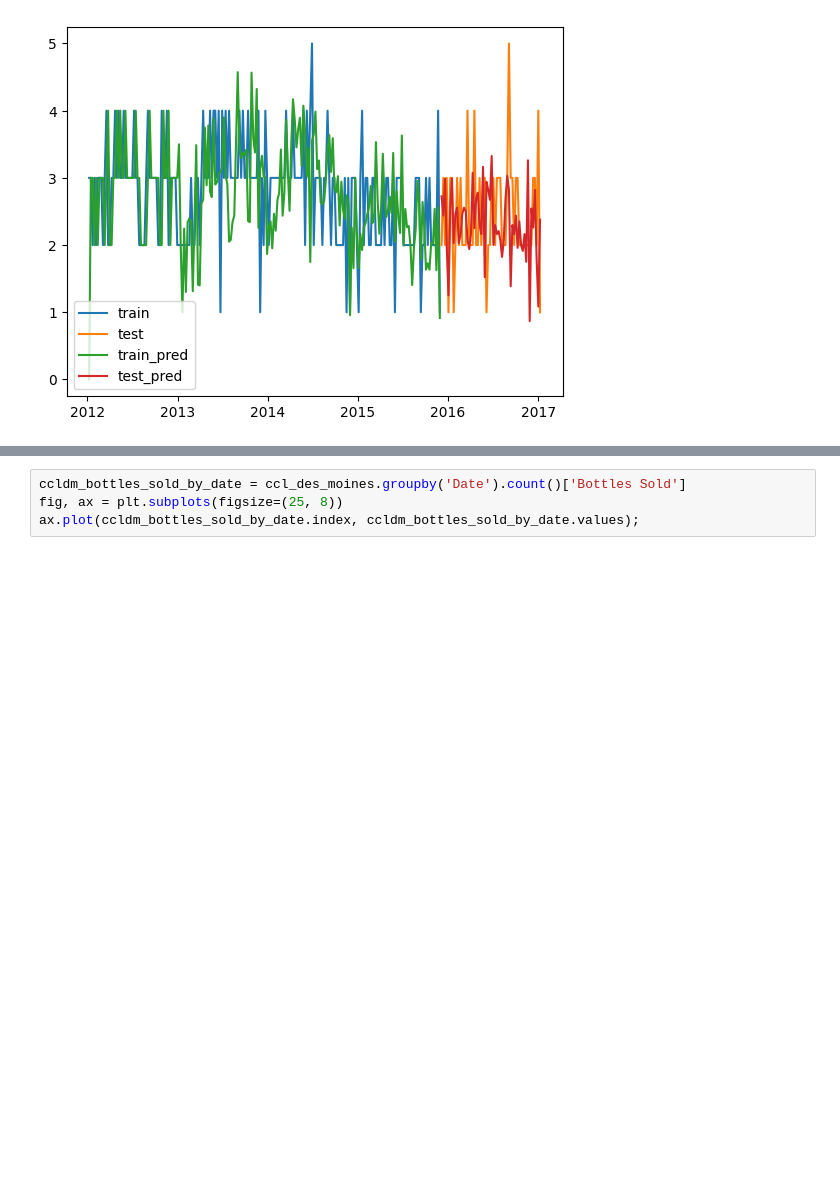
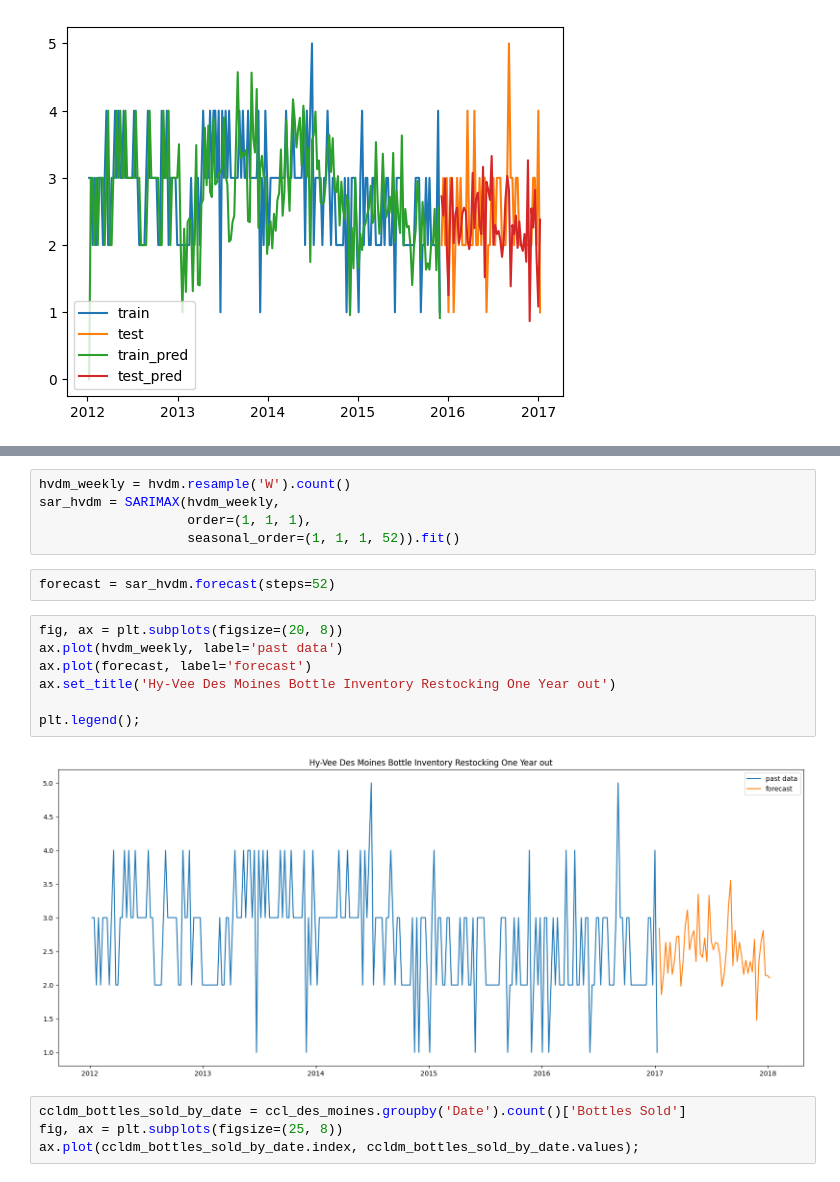
Before and after one commit to joeldmott/inventory_project, a Jupyter notebook: inventory_restocking_project.ipynb, the cells around one changed output, grey strips where cells are left out. Saved outputs shown, nothing was run; the diff lists cells and outputs as text; blank space fills up the shorter version.

```diff
--- a/inventory_restocking_project.ipynb
+++ b/inventory_restocking_project.ipynb
@@ -1087,3 +1099,19 @@ plt.legend();
+# %%
+hvdm_weekly = hvdm.resample('W').count()
+sar_hvdm = SARIMAX(hvdm_weekly,
+                   order=(1, 1, 1),
+                   seasonal_order=(1, 1, 1, 52)).fit()
+# %%
+forecast = sar_hvdm.forecast(steps=52)
+# %%
+fig, ax = plt.subplots(figsize=(20, 8))
+ax.plot(hvdm_weekly, label='past data')
+ax.plot(forecast, label='forecast')
+ax.set_title('Hy-Vee Des Moines Bottle Inventory Restocking One Year out')
+
+plt.legend();
+# %% [output]
+[figure, added]
 # %%
 ccldm_bottles_sold_by_date = ccl_des_moines.groupby('Date').count()['Bottles Sold']
 fig, ax = plt.subplots(figsize=(25, 8))
```
Also changed, not shown: parts of 2 cells of this notebook.
